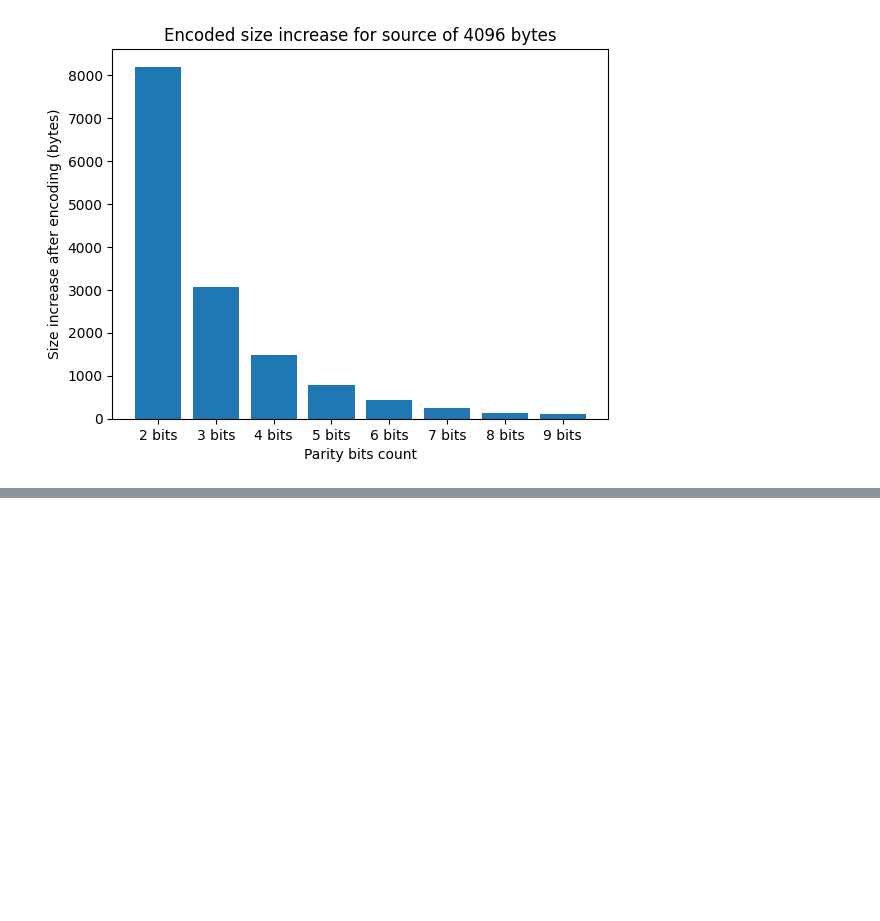
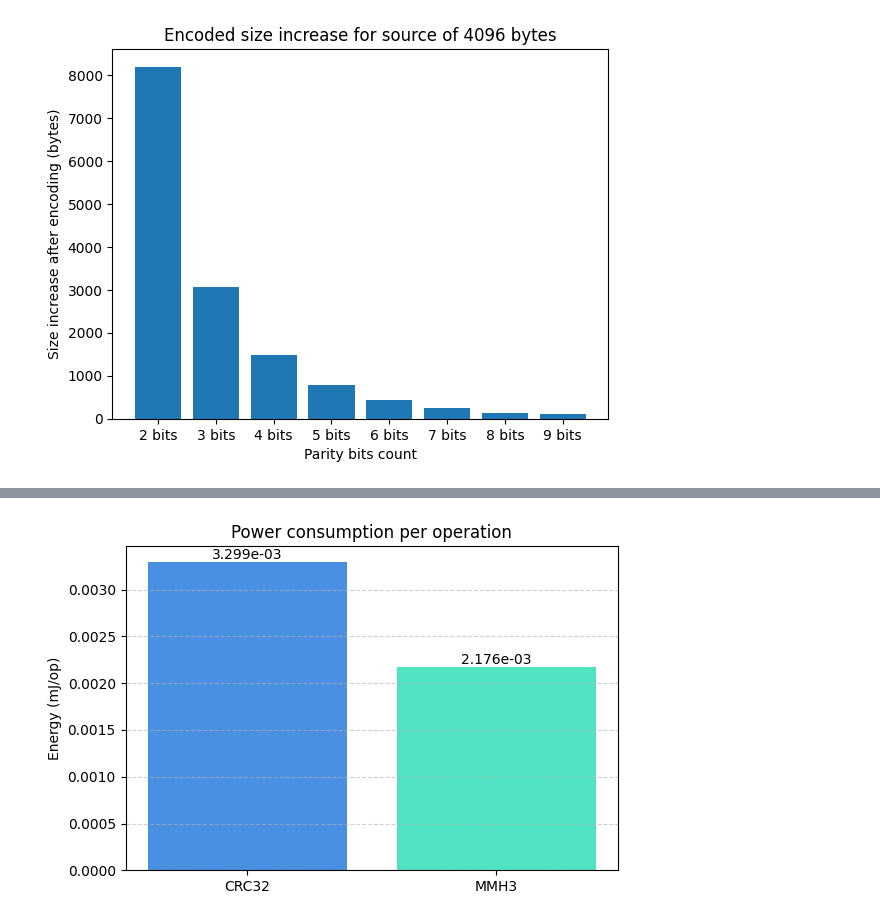
Before and after one commit to j1sk1ss/CDBMS_ICDE2026, a Jupyter notebook: CDBMS.ipynb, the cells around one changed output, grey strips where cells are left out. Saved outputs shown, nothing was run; the diff lists cells and outputs as text; code cells hidden in the pictures; blank space fills up the shorter version.

```diff
--- a/CDBMS.ipynb
+++ b/CDBMS.ipynb
@@ -164,0 +249,72 @@ plot_encoded_size_increase(sizes, decoded_size)
+# %%
+import re
+import matplotlib.pyplot as plt
+import numpy as np
+
+log_text = """
+1100
+[CRC32] Duration=1ms Energy=0.421mJ
+1<count> - CRC32 testing
+2<count> - MurMurHash3 testing
+2100
+[MMH3] Duration=1ms Energy=0.412mJ
+1<count> - CRC32 testing
+2<count> - MurMurHash3 testing
+1100
+[CRC32] Duration=1ms Energy=0.843mJ
+1<count> - CRC32 testing
+2<count> - MurMurHash3 testing
+2100
+[MMH3] Duration=1ms Energy=0.413mJ
+1<count> - CRC32 testing
+2<count> - MurMurHash3 testing
+11000
+[CRC32] Duration=1ms Energy=0.507mJ
+1<count> - CRC32 testing
+2<count> - MurMurHash3 testing
+21000
+[MMH3] Duration=1ms Energy=0.414mJ
+1<count> - CRC32 testing
+2<count> - MurMurHash3 testing
+110000
+[CRC32] Duration=1ms Energy=0.474mJ
+1<count> - CRC32 testing
+2<count> - MurMurHash3 testing
+210000
+[MMH3] Duration=1ms Energy=0.413mJ
+1<count> - CRC32 testing
+2<count> - MurMurHash3 testing
+"""
+
+pattern = re.compile(
+    r"(?P<id>\d+)\n\[(?P<algo>[A-Z0-9]+)\].*?Energy=(?P<energy>[\d.]+)mJ"
+)
+
+data = {"CRC32": [], "MMH3": []}
+
+for match in pattern.finditer(log_text):
+    id_val = match.group("id")
+    algo = match.group("algo")
+    energy = float(match.group("energy"))
+    count = int(id_val[1:])
+    avg_energy = energy / count
+    data[algo].append(avg_energy)
+
+avg_values = {algo: np.mean(vals) for algo, vals in data.items()}
+
+algos = list(avg_values.keys())
+values = list(avg_values.values())
+
+plt.figure(figsize=(6,4))
+plt.bar(algos, values, color=['#4a90e2', '#50e3c2'])
+plt.title("Power consumption per operation")
+plt.ylabel("Energy (mJ/op)")
+plt.grid(axis='y', linestyle='--', alpha=0.6)
+
+for i, v in enumerate(values):
+    plt.text(i, v, f"{v:.3e}", ha='center', va='bottom', fontsize=10)
+
+plt.tight_layout()
+plt.show()
+# %% [output]
+[figure, added]
```
Also changed, not shown: parts of 8 cells of this notebook, 35 other files.
